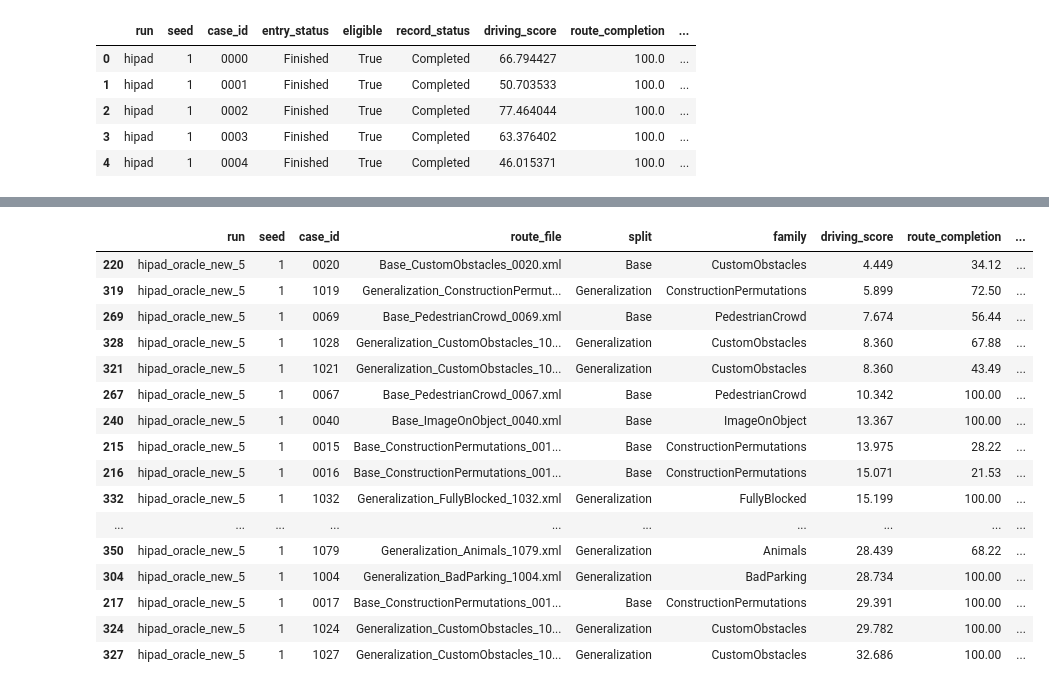
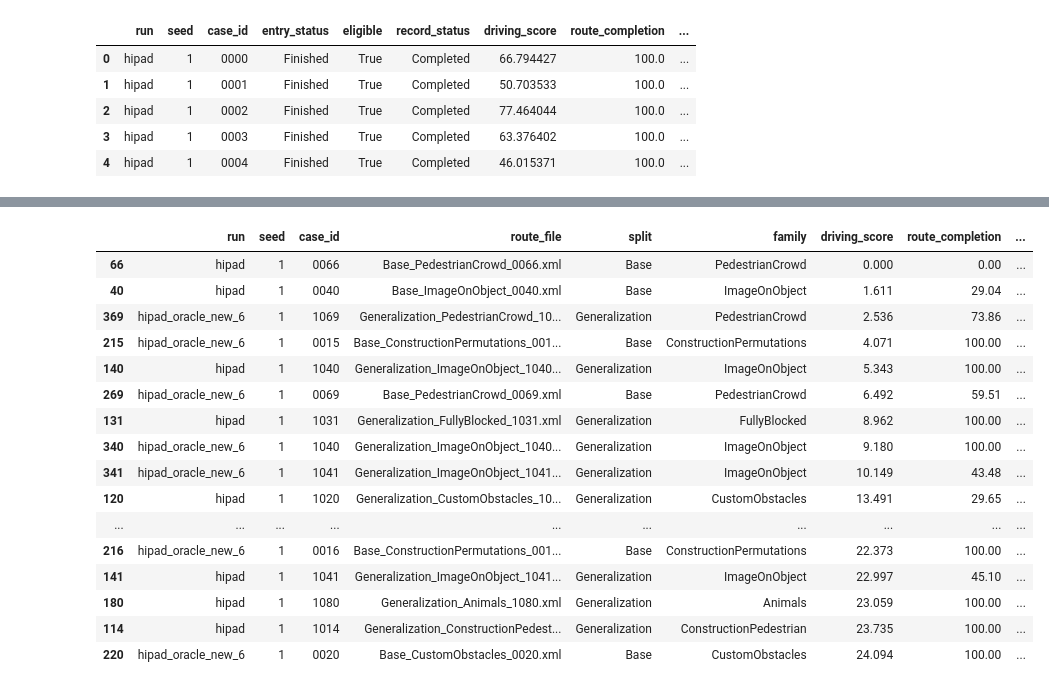
Before and after one commit to BennyWang1007/fail2drive, a Jupyter notebook: analyze_results.ipynb, the cells around one changed output, grey strips where cells are left out. Saved outputs shown, nothing was run; the diff lists cells and outputs as text; code cells hidden in the pictures.

```diff
--- a/analyze_results.ipynb
+++ b/analyze_results.ipynb
@@ -26,7 +26,7 @@ RESULTS_ROOT = PROJECT_ROOT / 'results'
 SPLIT_ROOT = PROJECT_ROOT / 'fail2drive_split'
 
 # Set RUNS to a list such as ['hipad', 'hipad_oracle_new_2']; use None for every run.
-RUNS = ['hipad', 'hipad_oracle_new_5']
+RUNS = ['hipad', 'hipad_oracle_new_6']
 SEEDS = [1]  # Use None for every available seed.
 FINISHED_ONLY = True
 
@@ -313,29 +310,29 @@ Mean driving-score delta (oracle − vanilla): -3.529
 # %%
 # Route-level inspection: use this to investigate the largest regressions.
 route_columns = ['run', 'seed', 'case_id', 'route_file', 'split', 'family'] + METRICS + [
     'collisions_vehicle', 'collisions_pedestrian', 'collisions_layout', 'min_speed_infractions'
 ] # route_file
-worst_routes = analysis.query("run == 'hipad_oracle_new_5'").sort_values('driving_score')[route_columns].head(30)
+worst_routes = analysis.sort_values('driving_score')[route_columns].head(30)
 display(worst_routes.round(3))
 
 # Optional exports for reports.
 # degradation.to_csv(PROJECT_ROOT / 'results_base_vs_generalization.csv', index=False)
 # results.to_csv(PROJECT_ROOT / 'results_route_level.csv', index=False)
 # %% [output]
 |  | run | seed | case_id | route_file | split | family | driving_score | route_completion | ... |
-| 220 | hipad_oracle_new_5 | 1 | 0020 | Base_CustomObstacles_0020.xml | Base | CustomObstacles | 4.449 | 34.12 | ... |
-| 319 | hipad_oracle_new_5 | 1 | 1019 | Generalization_ConstructionPermut... | Generalization | ConstructionPermutations | 5.899 | 72.50 | ... |
-| 269 | hipad_oracle_new_5 | 1 | 0069 | Base_PedestrianCrowd_0069.xml | Base | PedestrianCrowd | 7.674 | 56.44 | ... |
-| 328 | hipad_oracle_new_5 | 1 | 1028 | Generalization_CustomObstacles_10... | Generalization | CustomObstacles | 8.360 | 67.88 | ... |
-| 321 | hipad_oracle_new_5 | 1 | 1021 | Generalization_CustomObstacles_10... | Generalization | CustomObstacles | 8.360 | 43.49 | ... |
-| 267 | hipad_oracle_new_5 | 1 | 0067 | Base_PedestrianCrowd_0067.xml | Base | PedestrianCrowd | 10.342 | 100.00 | ... |
-| 240 | hipad_oracle_new_5 | 1 | 0040 | Base_ImageOnObject_0040.xml | Base | ImageOnObject | 13.367 | 100.00 | ... |
-| 215 | hipad_oracle_new_5 | 1 | 0015 | Base_ConstructionPermutations_001... | Base | ConstructionPermutations | 13.975 | 28.22 | ... |
-| 216 | hipad_oracle_new_5 | 1 | 0016 | Base_ConstructionPermutations_001... | Base | ConstructionPermutations | 15.071 | 21.53 | ... |
-| 332 | hipad_oracle_new_5 | 1 | 1032 | Generalization_FullyBlocked_1032.xml | Generalization | FullyBlocked | 15.199 | 100.00 | ... |
+| 66 | hipad | 1 | 0066 | Base_PedestrianCrowd_0066.xml | Base | PedestrianCrowd | 0.000 | 0.00 | ... |
+| 40 | hipad | 1 | 0040 | Base_ImageOnObject_0040.xml | Base | ImageOnObject | 1.611 | 29.04 | ... |
+| 369 | hipad_oracle_new_6 | 1 | 1069 | Generalization_PedestrianCrowd_10... | Generalization | PedestrianCrowd | 2.536 | 73.86 | ... |
+| 215 | hipad_oracle_new_6 | 1 | 0015 | Base_ConstructionPermutations_001... | Base | ConstructionPermutations | 4.071 | 100.00 | ... |
+| 140 | hipad | 1 | 1040 | Generalization_ImageOnObject_1040... | Generalization | ImageOnObject | 5.343 | 100.00 | ... |
+| 269 | hipad_oracle_new_6 | 1 | 0069 | Base_PedestrianCrowd_0069.xml | Base | PedestrianCrowd | 6.492 | 59.51 | ... |
+| 131 | hipad | 1 | 1031 | Generalization_FullyBlocked_1031.xml | Generalization | FullyBlocked | 8.962 | 100.00 | ... |
+| 340 | hipad_oracle_new_6 | 1 | 1040 | Generalization_ImageOnObject_1040... | Generalization | ImageOnObject | 9.180 | 100.00 | ... |
+| 341 | hipad_oracle_new_6 | 1 | 1041 | Generalization_ImageOnObject_1041... | Generalization | ImageOnObject | 10.149 | 43.48 | ... |
+| 120 | hipad | 1 | 1020 | Generalization_CustomObstacles_10... | Generalization | CustomObstacles | 13.491 | 29.65 | ... |
 | ... | ... | ... | ... | ... | ... | ... | ... | ... | ... |
-| 350 | hipad_oracle_new_5 | 1 | 1079 | Generalization_Animals_1079.xml | Generalization | Animals | 28.439 | 68.22 | ... |
-| 304 | hipad_oracle_new_5 | 1 | 1004 | Generalization_BadParking_1004.xml | Generalization | BadParking | 28.734 | 100.00 | ... |
-| 217 | hipad_oracle_new_5 | 1 | 0017 | Base_ConstructionPermutations_001... | Base | ConstructionPermutations | 29.391 | 100.00 | ... |
-| 324 | hipad_oracle_new_5 | 1 | 1024 | Generalization_CustomObstacles_10... | Generalization | CustomObstacles | 29.782 | 100.00 | ... |
-| 327 | hipad_oracle_new_5 | 1 | 1027 | Generalization_CustomObstacles_10... | Generalization | CustomObstacles | 32.686 | 100.00 | ... |
+| 216 | hipad_oracle_new_6 | 1 | 0016 | Base_ConstructionPermutations_001... | Base | ConstructionPermutations | 22.373 | 100.00 | ... |
+| 141 | hipad | 1 | 1041 | Generalization_ImageOnObject_1041... | Generalization | ImageOnObject | 22.997 | 45.10 | ... |
+| 180 | hipad | 1 | 1080 | Generalization_Animals_1080.xml | Generalization | Animals | 23.059 | 100.00 | ... |
+| 114 | hipad | 1 | 1014 | Generalization_ConstructionPedest... | Generalization | ConstructionPedestrian | 23.735 | 100.00 | ... |
+| 220 | hipad_oracle_new_6 | 1 | 0020 | Base_CustomObstacles_0020.xml | Base | CustomObstacles | 24.094 | 100.00 | ... |
```
Also changed, not shown: parts of 6 cells of this notebook, 5 other files.
